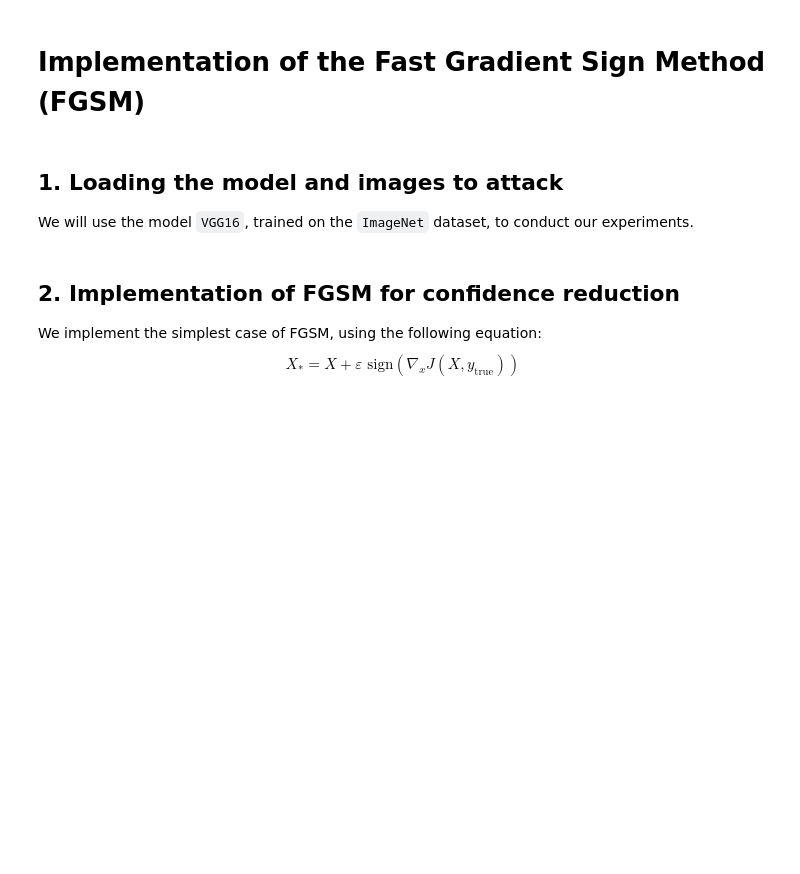
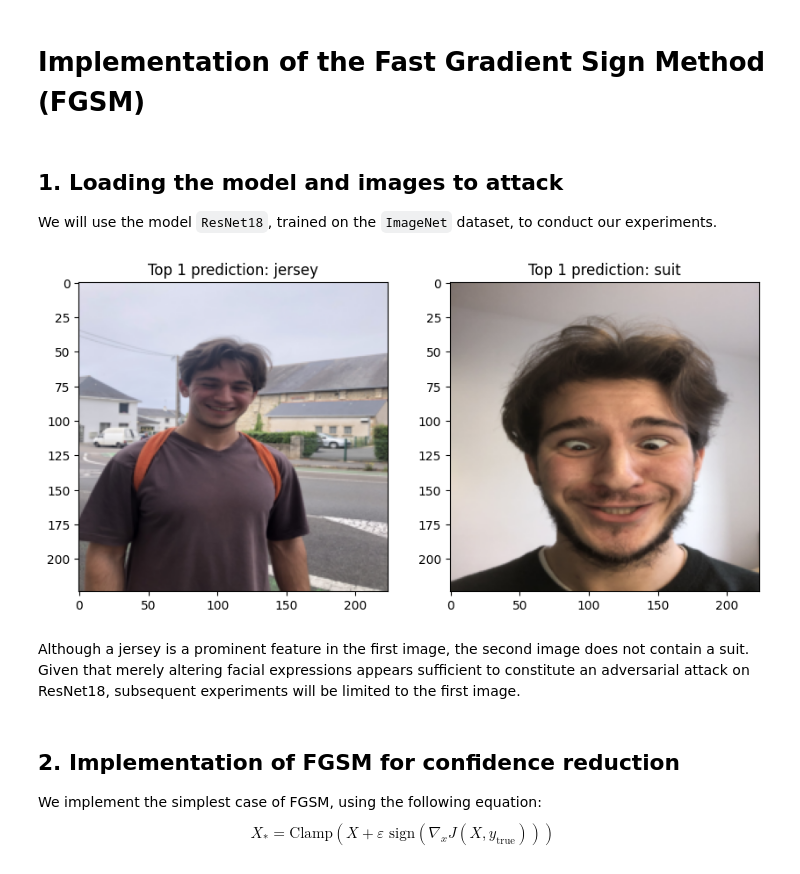
Before and after one commit to Red-Rapious/Adversarial-Attacks, a Jupyter notebook: code/fgsm.ipynb, the cells around one changed output. Saved outputs shown, nothing was run; the diff lists cells and outputs as text; code cells hidden in the pictures; blank space fills up the shorter version.

Commit message:
FGSM experiment

```diff
--- a/code/fgsm.ipynb
+++ b/code/fgsm.ipynb
@@ -2,4 +2,4 @@
 # Implementation of the Fast Gradient Sign Method (FGSM)
 # %% [markdown]
 ## 1. Loading the model and images to attack
-We will use the model `VGG16`, trained on the `ImageNet` dataset, to conduct our experiments.
+We will use the model `ResNet18`, trained on the `ImageNet` dataset, to conduct our experiments.
@@ -6,4 +25,51 @@ We will use the model `VGG16`, trained on the `ImageNet` dataset, to conduct our
+# %%
+n_mean = [0.485, 0.456, 0.406]
+n_std = [0.229, 0.224, 0.225]
+
+normalize = transforms.Normalize(
+   mean=n_mean,
+   std=n_std
+)
+
+preprocess = transforms.Compose([
+   transforms.Resize((224,224)),
+   transforms.ToTensor(),
+   normalize
+])
+
+t_std = torch.from_numpy(np.array(n_std, dtype=np.float32)).view(-1, 1, 1)
+t_mean = torch.from_numpy(np.array(n_mean, dtype=np.float32)).view(-1, 1, 1)
+
+def plot_img_tensor(img, ax):
+    ax.imshow(np.transpose(img.detach().numpy(), [1,2,0]))
+
+def plot_untransform(x_t, ax):
+    x_np = (x_t * t_std + t_mean).detach().numpy()
+    x_np = np.transpose(x_np, [1, 2, 0])
+    ax.imshow(x_np)
+# %%
+face = Image.open('face.jpg')
+grimace = Image.open('grimace.jpg')
+
+face_tensor = preprocess(face)
+grimace_tensor = preprocess(grimace)
+
+face_pred = net(face_tensor.unsqueeze(0))
+grimace_pred = net(grimace_tensor.unsqueeze(0))
+
+face_img = (face_tensor * t_std + t_mean).squeeze(0)
+grimace_img = (grimace_tensor * t_std + t_mean).squeeze(0)
+
+fig, ax = plt.subplots(1,2, figsize=(10, 5))
+ax[0].set_title("Top 1 prediction: "+str(classes[face_pred.argmax().item()][1]))
+ax[1].set_title("Top 1 prediction: "+str(classes[grimace_pred.argmax().item()][1]))
+plot_img_tensor(face_img, ax[0])
+plot_img_tensor(grimace_img, ax[1])
+# %% [output]
+[figure, added]
+# %% [markdown]
+Although a jersey is a prominent feature in the first image, the second image does not contain a suit. Given that merely altering facial expressions appears sufficient to constitute an adversarial attack on ResNet18, subsequent experiments will be limited to the first image.
 # %% [markdown]
 ## 2. Implementation of FGSM for confidence reduction
 We implement the simplest case of FGSM, using the following equation:
-$$X_* = X + \varepsilon\text{ sign}\left(\nabla_x J(X, y_{\text{true}})\right)$$
+$$X_* = \text{Clamp}(X + \varepsilon\text{ sign}\left(\nabla_x J(X, y_{\text{true}})\right))$$
```
Also changed, not shown: parts of 13 cells of this notebook.
